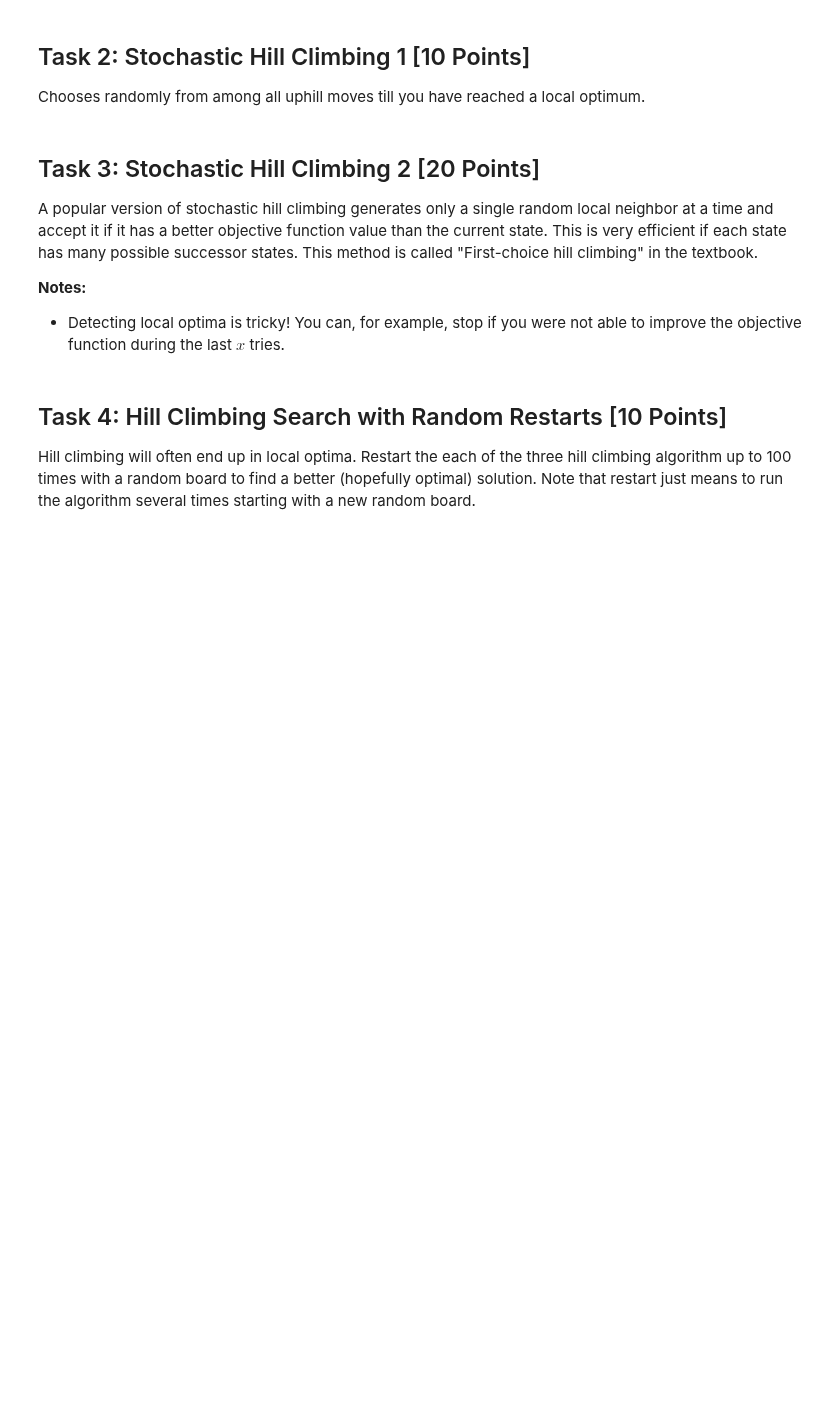
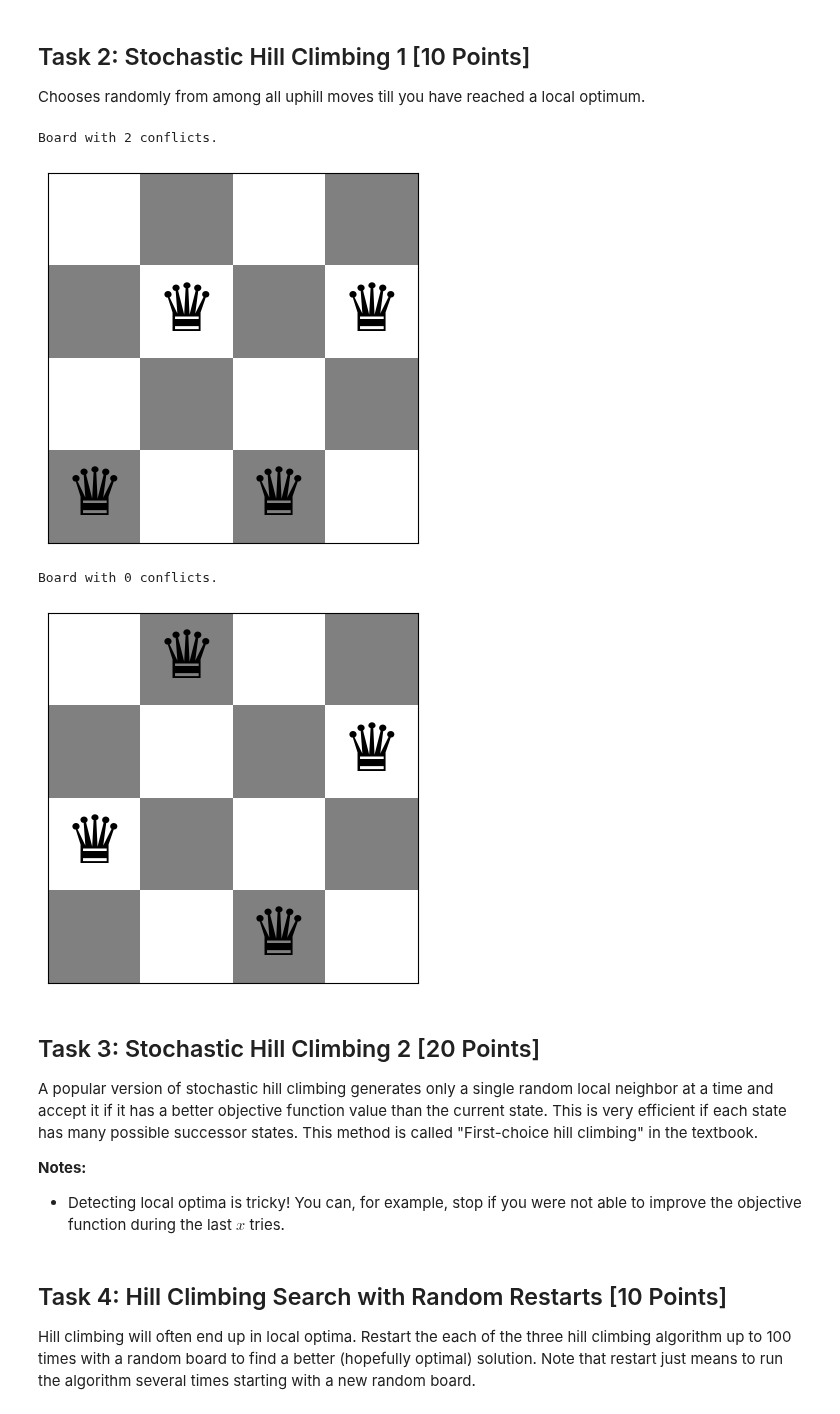
Before and after one commit to Mikecamdo/ArtificialIntelligence, a Jupyter notebook: Assignment 4/n_queens.ipynb, the cells around one changed output. Drawn from its saved outputs; the diff is of its cells as text; code cells hidden in the pictures; blank space fills up the shorter version.

Commit message:
Stochastic Hill Climbing 1
Implemented Stochastic Hill Climbing 1 (randomly choosing between all uphill moves (moves that have a better objective function than the current board))

```diff
--- a/Assignment 4/n_queens.ipynb
+++ b/Assignment 4/n_queens.ipynb
@@ -182,3 +180,43 @@ Chooses randomly from among all uphill moves till you have reached a local optim
+# %%
+# Code and description go here
+import random
+
+def stochastic_hill_climbing(board):
+    while True: # loop that runs until a solution is found or a local optimum is reached
+        possible_moves = [] # holds all uphill moves
+        current_board_objective = conflicts(board) # the objective function for the current board
+
+        # FIXME not using queen in the following (this is also true for the previous function):
+        for row, queen in enumerate(board): # loops through every possible move
+            for i in range(len(board)):
+                temp_board = deepcopy(board)
+                if i != temp_board[row]:
+                    temp_board[row] = i
+                    num_conflicts = conflicts(temp_board)
+                    if num_conflicts < current_board_objective: # if move is uphill
+                        possible_moves.append(temp_board)
+
+        if not possible_moves: # if a local optimum has been reached
+            break
+
+        board = random.choice(possible_moves)
+
+        if conflicts(board) == 0: # if a solution has been found
+            break
+
+    return board
+# %%
+board = random_board(4)
+show_board(board)
+
+board = stochastic_hill_climbing(board)
+
+show_board(board)
+# %% [output]
+Board with 2 conflicts.
+[figure, added]
+Board with 0 conflicts.
+[figure, added]
 # %% [markdown]
 ## Task 3: Stochastic Hill Climbing 2 [20 Points]
 
```
Also changed, not shown: parts of 3 cells of this notebook.
